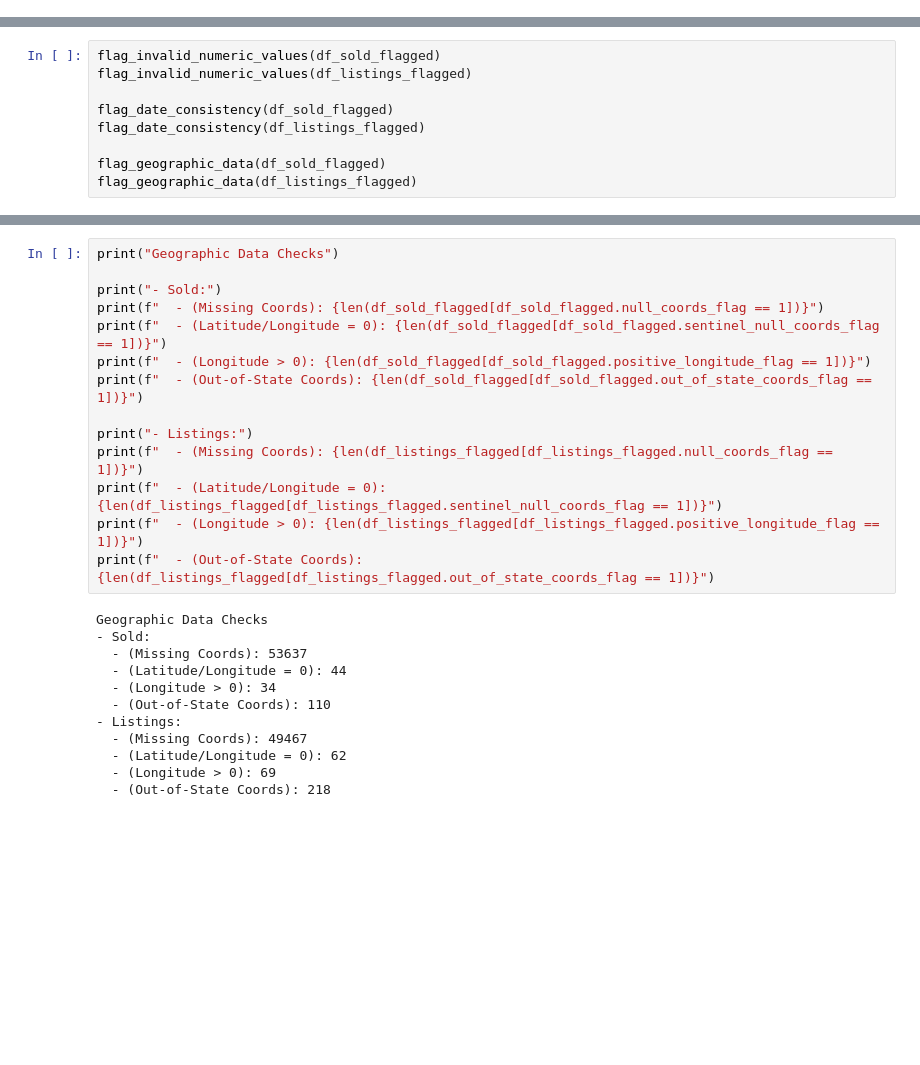
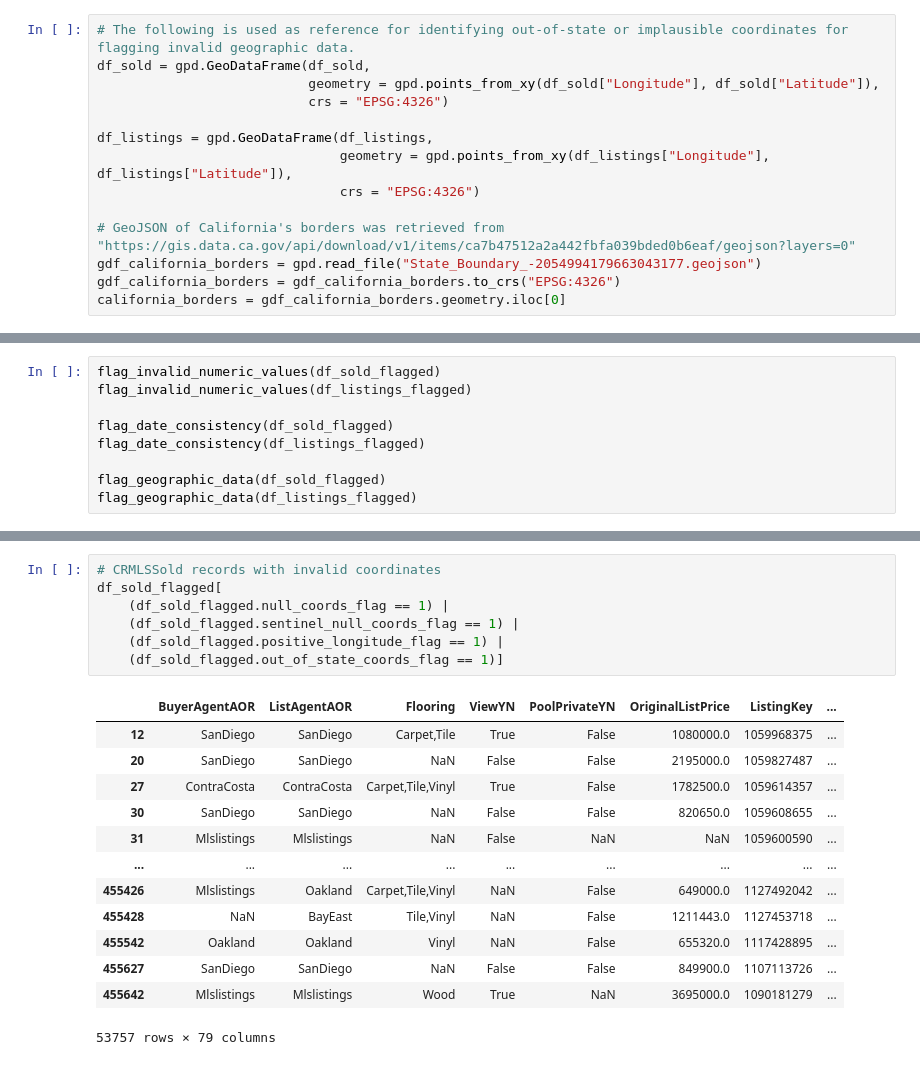
Before and after one commit to Michael-Anthony-Aguirre/IDX-Exchange-DA-Internship-2026, a Jupyter notebook: week4-5/4_cleaning-preparation.ipynb, the cells around one changed output, grey strips where cells are left out. Saved outputs shown, nothing was run; the diff lists cells and outputs as text; blank space fills up the shorter version.

```diff
--- a/week4-5/4_cleaning-preparation.ipynb
+++ b/week4-5/4_cleaning-preparation.ipynb
@@ -71,3 +89,17 @@ for field in date_fields:
+# %%
+# The following is used as reference for identifying out-of-state or implausible coordinates for flagging invalid geographic data.
+df_sold = gpd.GeoDataFrame(df_sold,
+                           geometry = gpd.points_from_xy(df_sold["Longitude"], df_sold["Latitude"]),
+                           crs = "EPSG:4326")
+
+df_listings = gpd.GeoDataFrame(df_listings,
+                               geometry = gpd.points_from_xy(df_listings["Longitude"], df_listings["Latitude"]),
+                               crs = "EPSG:4326")
+
+# GeoJSON of California's borders was retrieved from "https://gis.data.ca.gov/api/download/v1/items/ca7b47512a2a442fbfa039bded0b6eaf/geojson?layers=0"
+gdf_california_borders = gpd.read_file("State_Boundary_-2054994179663043177.geojson")
+gdf_california_borders = gdf_california_borders.to_crs("EPSG:4326")
+california_borders = gdf_california_borders.geometry.iloc[0]
 # %%
 df_sold_flagged = df_sold.copy()
 df_listings_flagged = df_listings.copy()
@@ -205,26 +245,21 @@ Date Consistency Checks
 # %%
-print("Geographic Data Checks")
-
-print("- Sold:")
-print(f"  - (Missing Coords): {len(df_sold_flagged[df_sold_flagged.null_coords_flag == 1])}")
-print(f"  - (Latitude/Longitude = 0): {len(df_sold_flagged[df_sold_flagged.sentinel_null_coords_flag == 1])}")
-print(f"  - (Longitude > 0): {len(df_sold_flagged[df_sold_flagged.positive_longitude_flag == 1])}")
-print(f"  - (Out-of-State Coords): {len(df_sold_flagged[df_sold_flagged.out_of_state_coords_flag == 1])}")
-
-print("- Listings:")
-print(f"  - (Missing Coords): {len(df_listings_flagged[df_listings_flagged.null_coords_flag == 1])}")
-print(f"  - (Latitude/Longitude = 0): {len(df_listings_flagged[df_listings_flagged.sentinel_null_coords_flag == 1])}")
-print(f"  - (Longitude > 0): {len(df_listings_flagged[df_listings_flagged.positive_longitude_flag == 1])}")
-print(f"  - (Out-of-State Coords): {len(df_listings_flagged[df_listings_flagged.out_of_state_coords_flag == 1])}")
+# CRMLSSold records with invalid coordinates
+df_sold_flagged[
+    (df_sold_flagged.null_coords_flag == 1) |
+    (df_sold_flagged.sentinel_null_coords_flag == 1) |
+    (df_sold_flagged.positive_longitude_flag == 1) |
+    (df_sold_flagged.out_of_state_coords_flag == 1)]
 # %% [output]
+|  | BuyerAgentAOR | ListAgentAOR | Flooring | ViewYN | PoolPrivateYN | OriginalListPrice | ListingKey | ... |
+| 12 | SanDiego | SanDiego | Carpet,Tile | True | False | 1080000.0 | 1059968375 | ... |
+| 20 | SanDiego | SanDiego | NaN | False | False | 2195000.0 | 1059827487 | ... |
+| 27 | ContraCosta | ContraCosta | Carpet,Tile,Vinyl | True | False | 1782500.0 | 1059614357 | ... |
+| 30 | SanDiego | SanDiego | NaN | False | False | 820650.0 | 1059608655 | ... |
+| 31 | Mlslistings | Mlslistings | NaN | False | NaN | NaN | 1059600590 | ... |
+| ... | ... | ... | ... | ... | ... | ... | ... | ... |
+| 455426 | Mlslistings | Oakland | Carpet,Tile,Vinyl | NaN | False | 649000.0 | 1127492042 | ... |
+| 455428 | NaN | BayEast | Tile,Vinyl | NaN | False | 1211443.0 | 1127453718 | ... |
+| 455542 | Oakland | Oakland | Vinyl | NaN | False | 655320.0 | 1117428895 | ... |
+| 455627 | SanDiego | SanDiego | NaN | False | False | 849900.0 | 1107113726 | ... |
+| 455642 | Mlslistings | Mlslistings | Wood | True | NaN | 3695000.0 | 1090181279 | ... |
-Geographic Data Checks
-- Sold:
-  - (Missing Coords): 53637
-  - (Latitude/Longitude = 0): 44
-  - (Longitude > 0): 34
-  - (Out-of-State Coords): 110
-- Listings:
-  - (Missing Coords): 49467
-  - (Latitude/Longitude = 0): 62
-  - (Longitude > 0): 69
-  - (Out-of-State Coords): 218
+53757 rows × 79 columns
```
Also changed, not shown: parts of 26 cells of this notebook.
